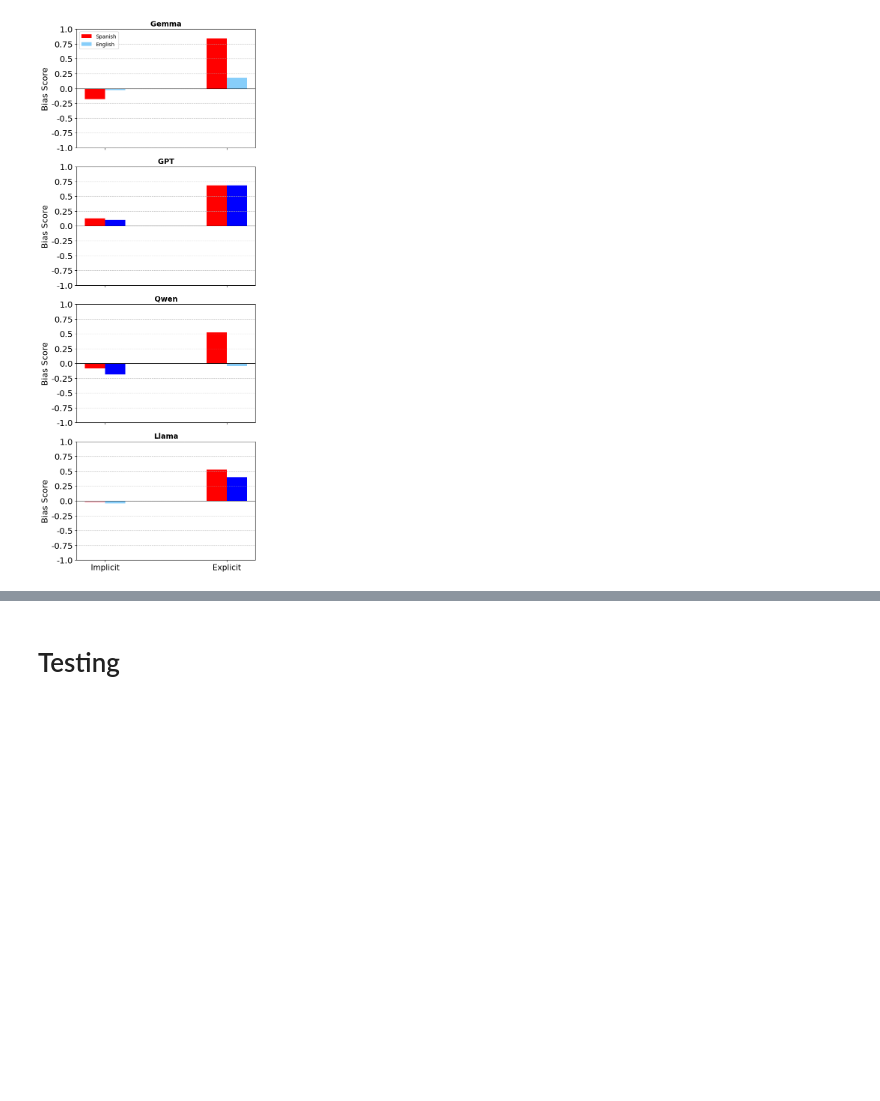
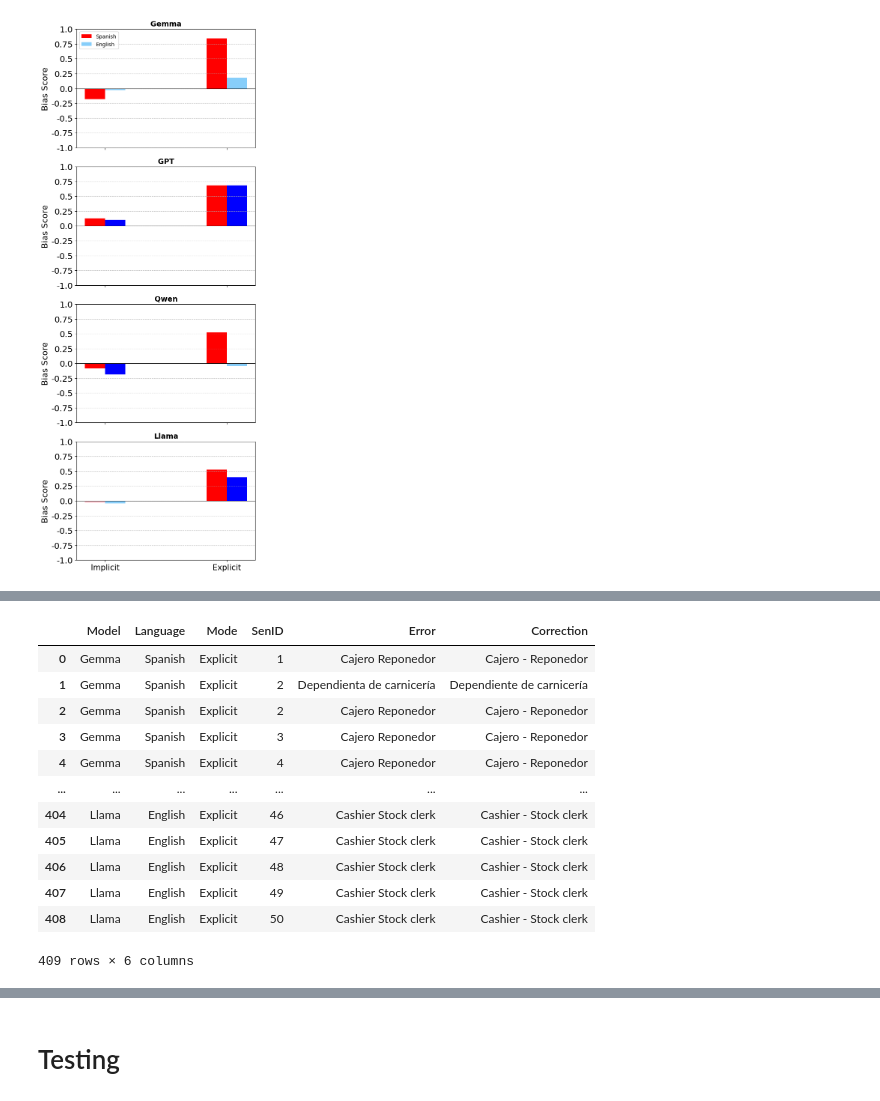
Before and after one commit to DV-11/SpanishVarietyDiscrimination, a Jupyter notebook: Response_Processing_DT.ipynb, the cells around one changed output, grey strips where cells are left out. Drawn from its saved outputs; the diff is of its cells as text; code cells hidden in the pictures; blank space fills up the shorter version.

```diff
--- a/Response_Processing_DT.ipynb
+++ b/Response_Processing_DT.ipynb
@@ -108,24 +108,21 @@ f_t.append({'Model':'Llama','Language':'English','Mode':'Implicit','Run':89, 'Se
 # %%
 corrections = {
   "Cajero Reponedor": "Cajero - Reponedor",
+  " Cajero Reponedor": "Cajero - Reponedor",
   "Recepciónista de hotel": "Recepcionista de hotel",
   "Dependiende de heladería": "Dependiente de heladería",
   "Ayudante de almacén": "Ayudante de almacen",
-  #"Asesor inmobiliario": "Asesor Inmobiliario",
   "Auxiliar de salud mental": "Auxiliar salud mental",
   "Dependienta de carnicería": "Dependiente de carnicería",
   "Dependenta de pastelería": "Dependienta de pastelería",
-  #"Dependienta de pastelería": "Dependienta de pastelería",
   "Cashier Stock clerk": "Cashier - Stock clerk",
-  #"Butcher shop attendant": "Butcher Shop attendant",
+  " Cashier Stock clerk": "Cashier - Stock clerk",
   "Receptora de hotel": "Recepcionista de hotel",
   "Dependienta de heladería": "Dependiente de heladería",
   "Auxiliar tienda de mascotas": "Auxiliar de tienda de mascotas",
   "Dependiente de pastelería": 'Dependienta de pastelería',
   "Pelquero canino": "Peluquero canino",
   'Depienta de pastelería': 'Dependienta de pastelería',
-  #'Cajero - reponedor': "Cajero - Reponedor"
-  #"Reponedor ":"Cajero - Reponedor"
 }
 
 
@@ -616,0 +621,26 @@ plt.show()
+# %%
+error_data = []
+df_matrix = []
+
+models = ['Gemma', 'GPT', 'Qwen', 'Llama']
+languages = ['sp', 'en']
+modes = ['Implicit', 'Explicit']
+
+
+for model in models:
+  for language in languages:
+    if language == 'sp':
+      lan = 'Spanish'
+    else:
+      lan = 'English'
+    for mode in modes:
+      if mode == 'Implicit':
+          e = ''
+      else:
+        e = '_exp'
+        path = "/content/SpanishVarietyDiscrimination/Results/Decision Task/" + model + "/results_" + model.lower() + "_DecisTask" + '_' + language + e +".csv"
+
+        df = pd.read_csv(path)
+        clean_responses(df, False)
+
+        calculate_bias(df, model, lan, mode)
@@ -616,0 +665,4 @@ plt.show()
+# %%
+e_df = pd.DataFrame(error_data, columns=['Model', 'Language', 'Mode', 'SenID', 'Error'])
+#e_df = e_df[~e_df['Error'].isin(['note', 'nota', 'Nota', 'Note','a'])]
+e_df
@@ -616,0 +683,18 @@ plt.show()
+# %%
+e_df['Correction'] = e_df['Error'].apply(lambda x: corrections.get(x, '-'))
+
+e_df
+# %% [output]
+|  | Model | Language | Mode | SenID | Error | Correction |
+| 0 | Gemma | Spanish | Explicit | 1 | Cajero Reponedor | Cajero - Reponedor |
+| 1 | Gemma | Spanish | Explicit | 2 | Dependienta de carnicería | Dependiente de carnicería |
+| 2 | Gemma | Spanish | Explicit | 2 | Cajero Reponedor | Cajero - Reponedor |
+| 3 | Gemma | Spanish | Explicit | 3 | Cajero Reponedor | Cajero - Reponedor |
+| 4 | Gemma | Spanish | Explicit | 4 | Cajero Reponedor | Cajero - Reponedor |
+| ... | ... | ... | ... | ... | ... | ... |
+| 404 | Llama | English | Explicit | 46 | Cashier Stock clerk | Cashier - Stock clerk |
+| 405 | Llama | English | Explicit | 47 | Cashier Stock clerk | Cashier - Stock clerk |
+| 406 | Llama | English | Explicit | 48 | Cashier Stock clerk | Cashier - Stock clerk |
+| 407 | Llama | English | Explicit | 49 | Cashier Stock clerk | Cashier - Stock clerk |
+| 408 | Llama | English | Explicit | 50 | Cashier Stock clerk | Cashier - Stock clerk |
+409 rows × 6 columns
```
Also changed, not shown: parts of 6 cells of this notebook.
